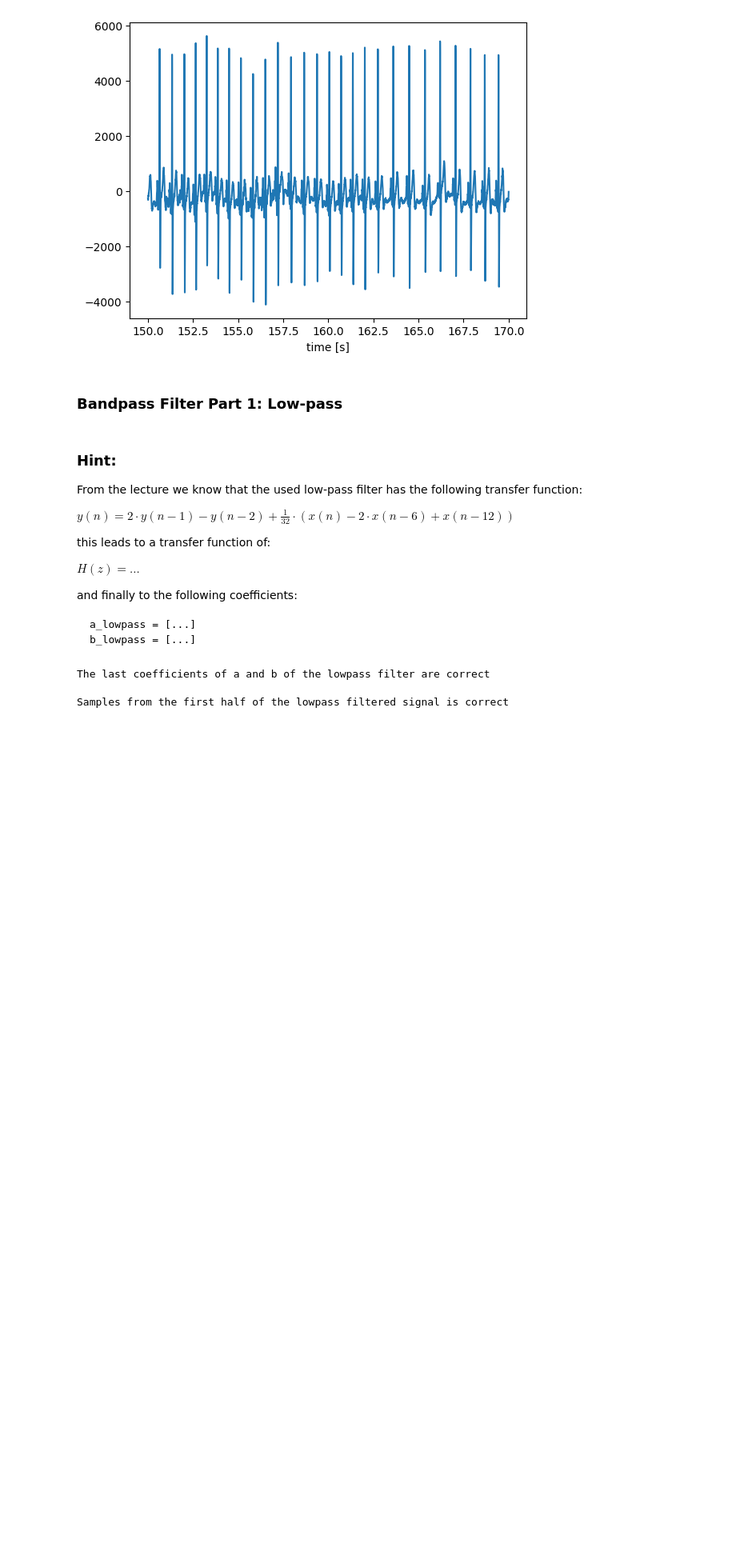
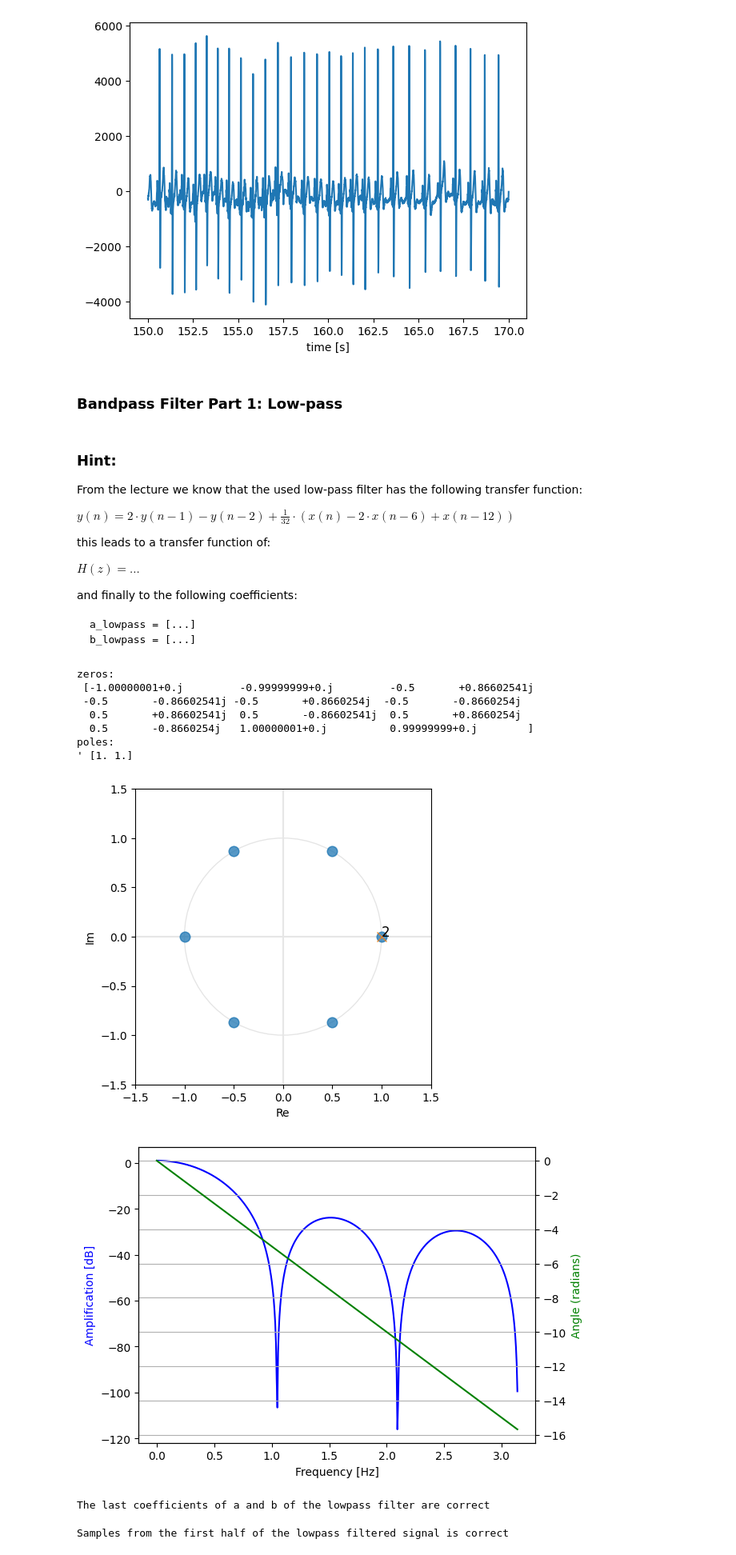
Before and after one commit to lucyvogel/dsss_homework_2, a Jupyter notebook: exercise-09.ipynb, the cells around one changed output. Shown at 80% size. Cells and saved outputs as stored; diff of their text form; code cells hidden in the pictures; blank space fills up the shorter version.

```diff
--- a/exercise-09.ipynb
+++ b/exercise-09.ipynb
@@ -395,10 +395,23 @@ b_lowpass = [...]
 # %%
 # Design the filter based on the transfer function given in the lecture
 # and produce a pole-zero and a magnitude response plot, POLE ZERO PLOTS ARE NOT GRADED!!
 # Store the filter coefficients in 'b_lowpass' and 'a_lowpass'
 # YOUR CODE HERE
 a_lowpass = np.array([1.,-2.,1.])
 b_lowpass = 1/32. * np.array([1,0,0,0,0,0,-2,0,0,0,0,0,1])
+
+pole_zero_plot(b_lowpass,a_lowpass)
+plot_freq_response(b_lowpass,a_lowpass)
+# %% [output]
+zeros:
+ [-1.00000001+0.j         -0.99999999+0.j         -0.5       +0.86602541j
+ -0.5       -0.86602541j -0.5       +0.8660254j  -0.5       -0.8660254j
+  0.5       +0.86602541j  0.5       -0.86602541j  0.5       +0.8660254j
+  0.5       -0.8660254j   1.00000001+0.j          0.99999999+0.j        ]
+poles:
+' [1. 1.]
+[figure, added]
+[figure, added]
 # %%
 ##~DO NOT MODIFY THE LINES OF CODE IN THIS BLOCK
 
```
